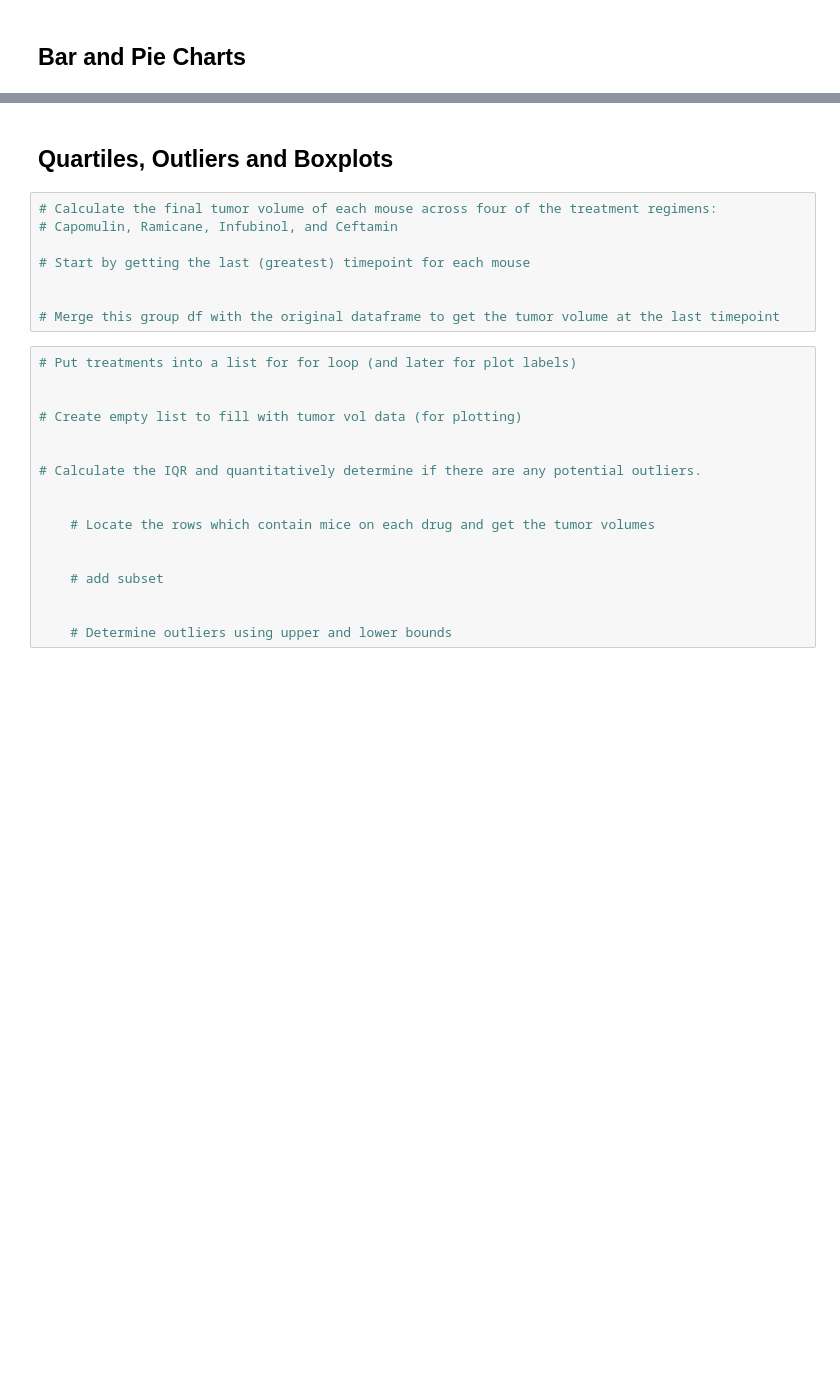
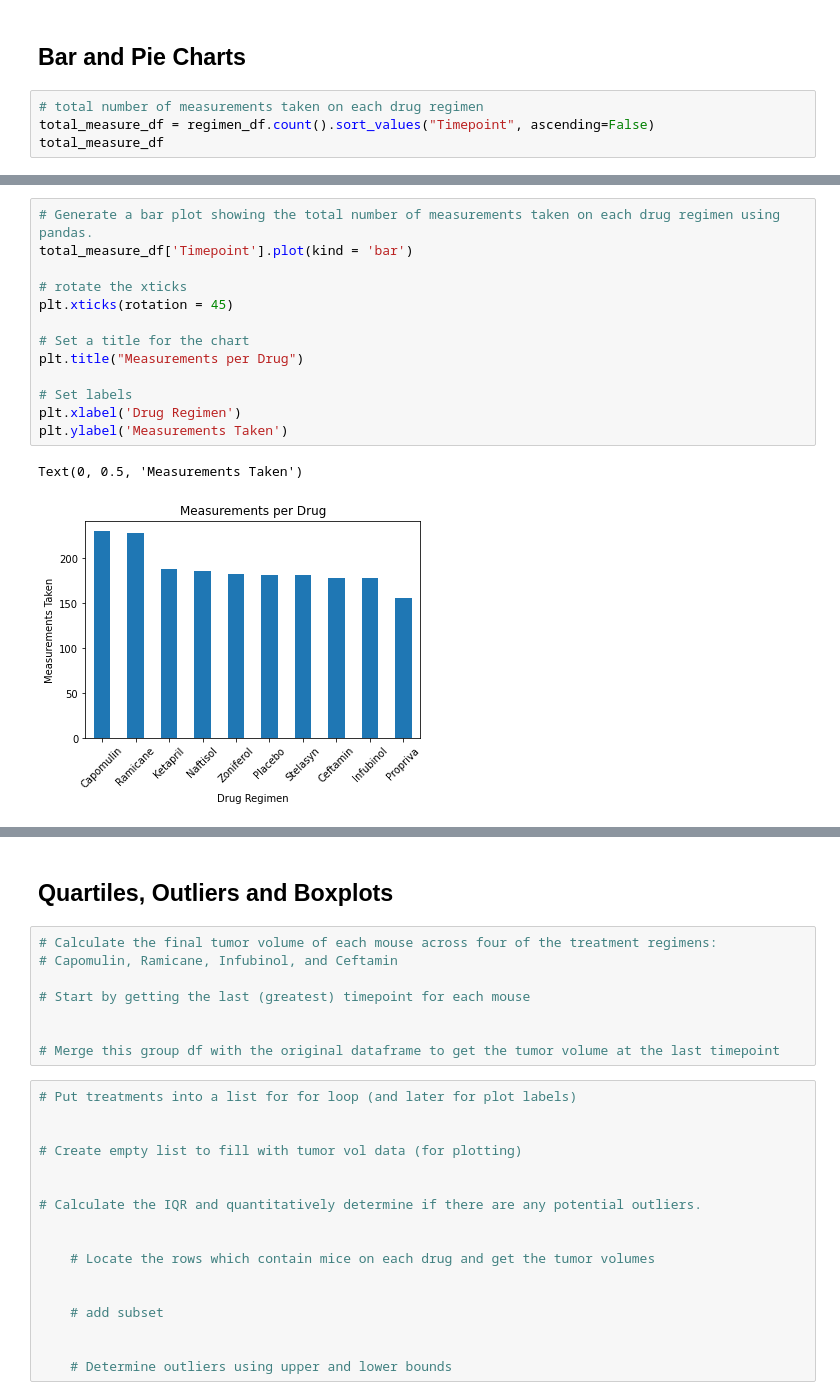
Before and after one commit to MikeT9/Matplotlib-Challenge, a Jupyter notebook: Pymaceuticals/pymaceuticals_starter.ipynb, the cells around one changed output, grey strips where cells are left out. Saved outputs shown, nothing was run; the diff lists cells and outputs as text; blank space fills up the shorter version.

```diff
--- a/Pymaceuticals/pymaceuticals_starter.ipynb
+++ b/Pymaceuticals/pymaceuticals_starter.ipynb
@@ -174,2 +201,6 @@ regimen_summary_df.agg(['median'])
 # %% [markdown]
 ## Bar and Pie Charts
+# %%
+# total number of measurements taken on each drug regimen
+total_measure_df = regimen_df.count().sort_values("Timepoint", ascending=False)
+total_measure_df
@@ -176 +220,17 @@ regimen_summary_df.agg(['median'])
+# %%
+# Generate a bar plot showing the total number of measurements taken on each drug regimen using pandas.
+total_measure_df['Timepoint'].plot(kind = 'bar')
+
+# rotate the xticks
+plt.xticks(rotation = 45)
+
+# Set a title for the chart
+plt.title("Measurements per Drug")
+
+# Set labels
+plt.xlabel('Drug Regimen')
+plt.ylabel('Measurements Taken')
+# %% [output]
+Text(0, 0.5, 'Measurements Taken')
+[figure, added]
 # %%
```
Also changed, not shown: parts of 11 cells of this notebook.
